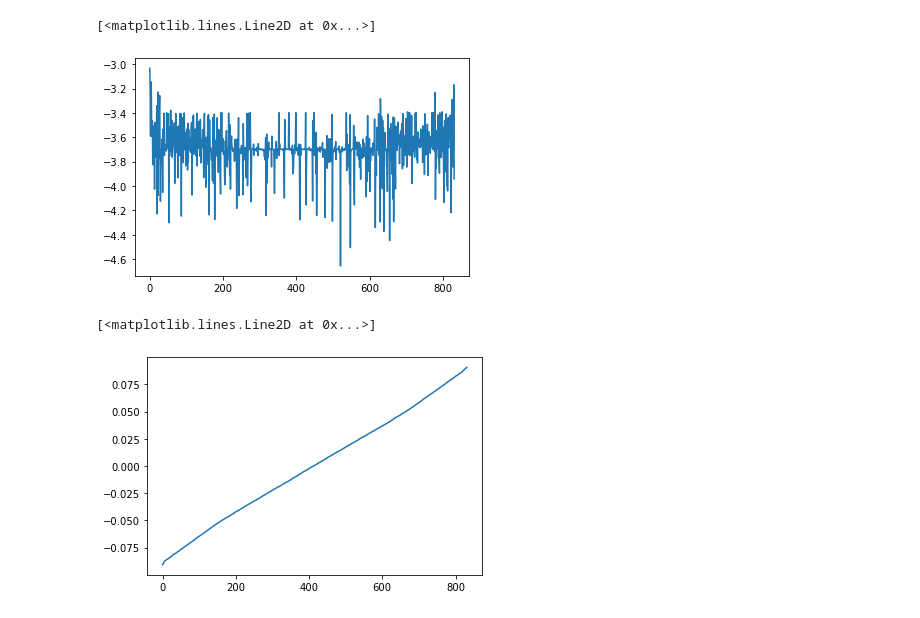
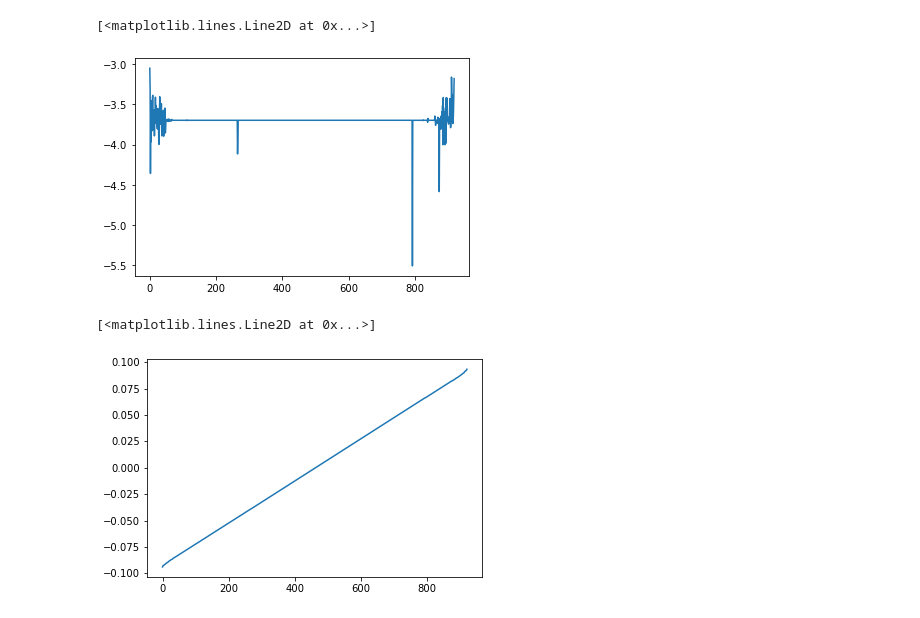
Before and after one commit to quantum-tinkerer/pydacp, a Jupyter notebook: toy_code.ipynb, the cells around one changed output. Drawn from its saved outputs; the diff is of its cells as text; code cells hidden in the pictures.

Commit message:
integrate DOS within the energy window instead of using the value at Fermi energy

```diff
--- a/toy_code.ipynb
+++ b/toy_code.ipynb
@@ -38,10 +38,12 @@ a_r = a/E_max_abs
 
 dos_estimate = kwant.kpm.SpectralDensity(
     H,
-    energy_resolution=2*a,
+    energy_resolution=a/10,
     mean=True,
     bounds=(Emin, Emax)
 )
 
-d = int(np.abs(dos_estimate(0))*2*a)
+step = lambda E: np.heaviside(E + a, 0) * np.heaviside(a - E, 0)
+
+d=int(dos_estimate.integrate(step).real)
 # %% [output]
@@ -101,6 +103,6 @@ Wall time: 48.1 ms
 # %%
 %%time
-n = int((d*2 - 1)/2)
+n = int((d*3 - 1)/2)
 Kd = int(n*np.pi/a_r)
 indices = np.arange(np.pi/a_r, (n+1)*np.pi/a_r, np.pi/a_r).astype(int)
 
@@ -140,9 +142,9 @@ Wall time: 2.04 s
 plt.plot(np.log10(np.diff(np.sort(np.real(eigvalues)))))
 # %% [output]
 [<matplotlib.lines.Line2D at 0x...>]
-[figure, old version]
+[figure, new version]
 # %%
-plt.plot(np.sort(np.real(values)))
+plt.plot(np.sort(np.real(eigvalues)))
 # %% [output]
 [<matplotlib.lines.Line2D at 0x...>]
-[figure, old version]
+[figure, new version]
```
Also changed, not shown: parts of 8 cells of this notebook.
